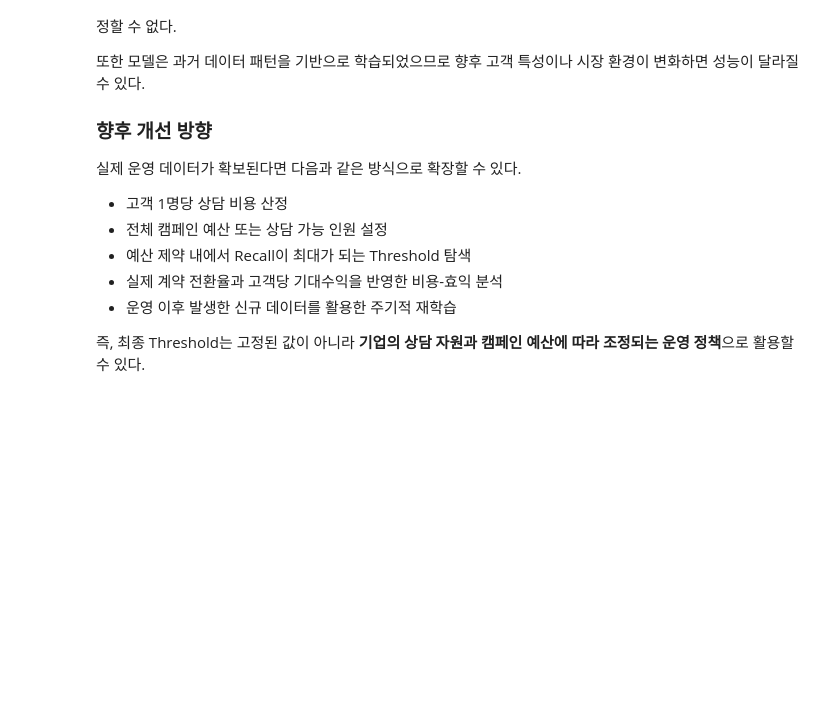
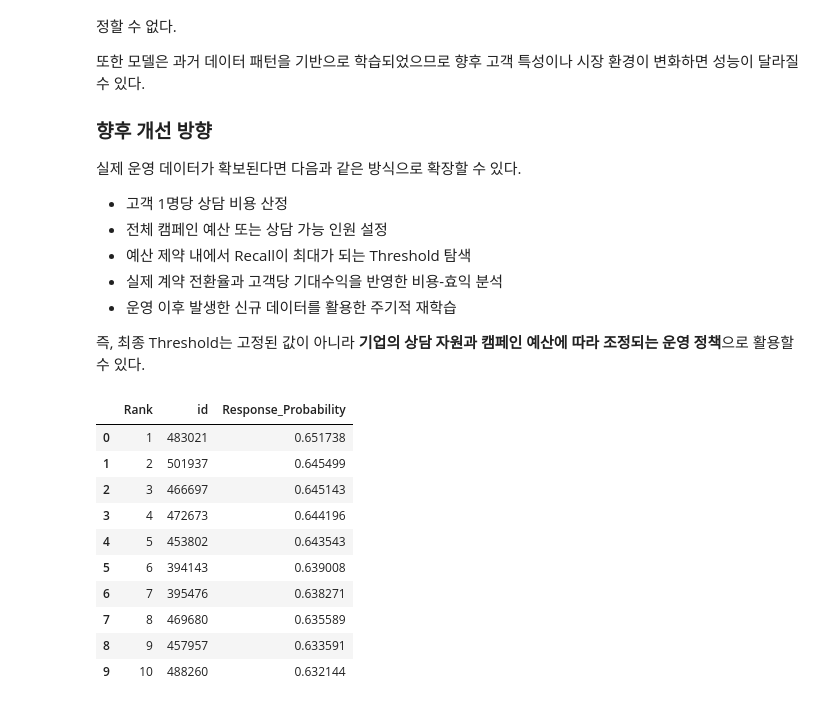
Before and after one commit to zzengmo/18_ML_03, a Jupyter notebook: 김윤태/final_code.ipynb, the cells around one changed output. Cells and saved outputs as stored; diff of their text form; code cells hidden in the pictures; blank space fills up the shorter version.

Commit message:
result plus

```diff
--- a/김윤태/final_code.ipynb
+++ b/김윤태/final_code.ipynb
@@ -3559,3 +3559,40 @@ Grouped SHAP 분석에서는 `Previously_Insured`와 `Vehicle_Damage`가
 
 즉, 최종 Threshold는 고정된 값이 아니라
 **기업의 상담 자원과 캠페인 예산에 따라 조정되는 운영 정책**으로 활용할 수 있다.
+# %%
+import pandas as pd
+
+# 예측 확률 결과 불러오기
+result = pd.read_csv("submission_probability.csv")
+
+# 관심 확률 높은 순으로 정렬
+top_customers = (
+    result
+    .sort_values(
+        "Response_Probability",
+        ascending=False
+    )
+    .head(10)
+    .reset_index(drop=True)
+)
+
+# 순위 추가
+top_customers.insert(
+    0,
+    "Rank",
+    range(1, len(top_customers) + 1)
+)
+
+top_customers
+# %% [output]
+|  | Rank | id | Response_Probability |
+| 0 | 1 | 483021 | 0.651738 |
+| 1 | 2 | 501937 | 0.645499 |
+| 2 | 3 | 466697 | 0.645143 |
+| 3 | 4 | 472673 | 0.644196 |
+| 4 | 5 | 453802 | 0.643543 |
+| 5 | 6 | 394143 | 0.639008 |
+| 6 | 7 | 395476 | 0.638271 |
+| 7 | 8 | 469680 | 0.635589 |
+| 8 | 9 | 457957 | 0.633591 |
+| 9 | 10 | 488260 | 0.632144 |
```
Also changed, not shown: 6 other files.
